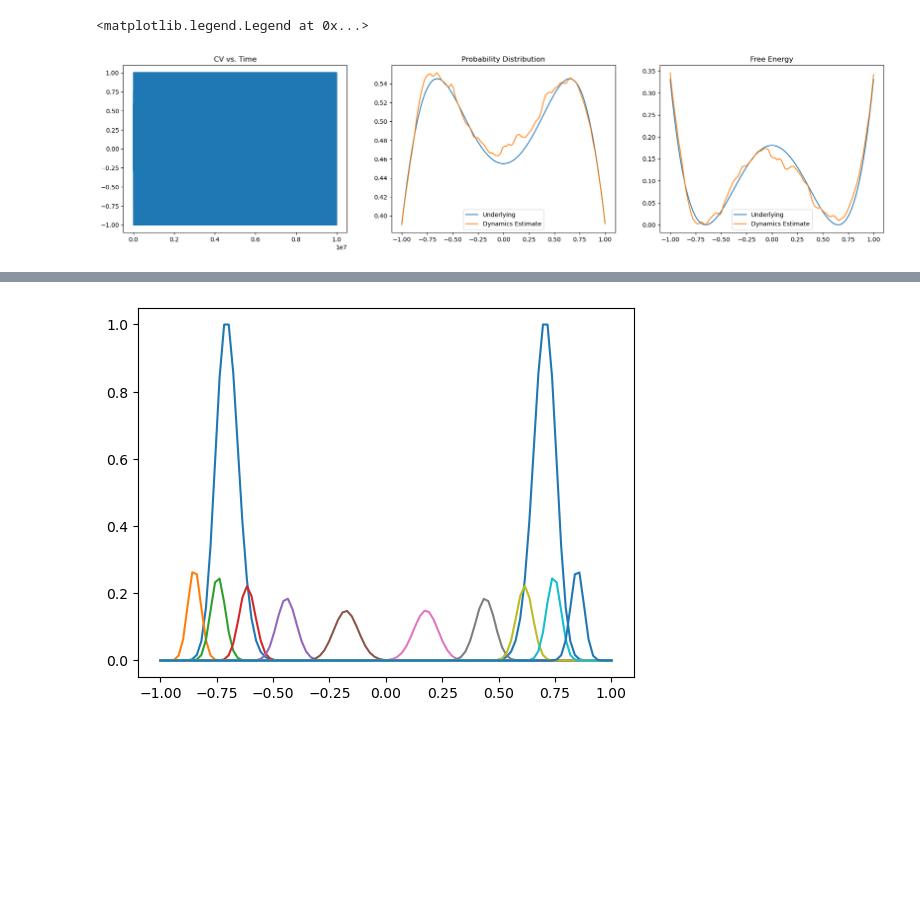
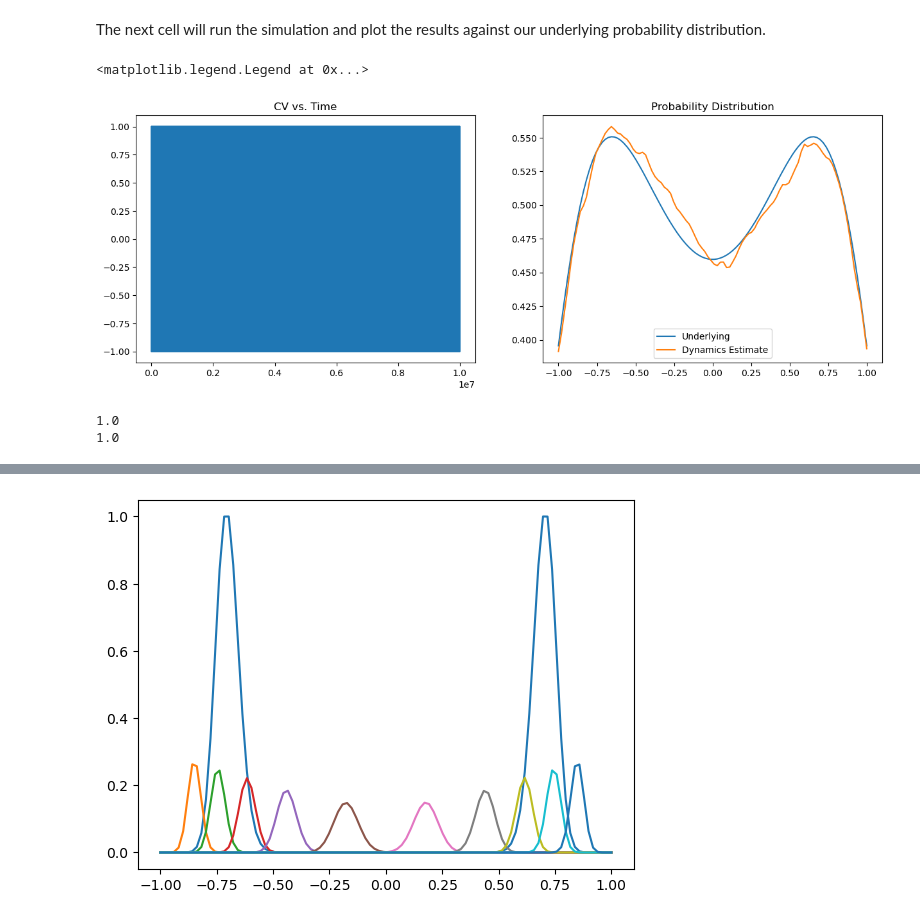
Before and after one commit to djbell01/phys_chem_fundamentals, a Jupyter notebook: WHAM.ipynb, the cells around one changed output, grey strips where cells are left out. Saved outputs shown, nothing was run; the diff lists cells and outputs as text; code cells hidden in the pictures; blank space fills up the shorter version.

```diff
--- a/WHAM.ipynb
+++ b/WHAM.ipynb
@@ -133,26 +189,27 @@ class WHAM():
+# %% [markdown]
+The next cell will run the simulation and plot the results against our underlying probability distribution.
 # %%
-dyn = Dynamics(fes_func=shallow)
+dyn = Dynamics(fes_func=shallow_fes)
 dyn.dynamics(10000000)
+
+fig = plt.figure(figsize=(15,5))
+
+ax1 = fig.add_subplot(121)
+ax1.plot(dyn.time,dyn.trajectory)
+ax1.set_title('CV vs. Time')
+
+hist, _ = np.histogram(dyn.trajectory,range=(-1,1),bins=100,density=True)
+ax2 = fig.add_subplot(122)
+ax2.plot(dyn.x_vals,underlying_prob,label='Underlying')
+ax2.plot(dyn.x_vals,hist,label='Dynamics Estimate')
+ax2.set_title('Probability Distribution')
+ax2.legend()
+# %% [output]
+<matplotlib.legend.Legend at 0x...>
+[figure, added]
-# %%
-fig = plt.figure(figsize=(22.5,5))
-
-ax1 = fig.add_subplot(131)
-ax1.plot(dyn.time,dyn.trajectory)
-ax1.set_title('CV vs. Time')
-
-hist, _ = np.histogram(dyn.trajectory,range=(-1,1),bins=100,density=True)
-ax2 = fig.add_subplot(132)
-ax2.plot(dyn.x_vals,dyn.underlying_prob_dist,label='Underlying')
-ax2.plot(dyn.x_vals,hist,label='Dynamics Estimate')
-ax2.set_title('Probability Distribution')
-ax2.legend()
-
-fes = -np.log(hist)
-ax3 = fig.add_subplot(133)
-ax3.plot(dyn.x_vals,dyn.underlying_fes - dyn.underlying_fes.min(),label='Underlying')
-ax3.plot(dyn.x_vals,fes-fes.min(),label='Dynamics Estimate')
-ax3.set_title('Free Energy')
-ax3.legend()
-# %% [output]
-<matplotlib.legend.Legend at 0x...>
-[figure, removed]
+# %%
+print(np.sum(underlying_prob*0.02))
+print(np.sum(hist*0.02))
+# %% [output]
+1.0
+1.0
```
Also changed, not shown: parts of 10 cells of this notebook.
